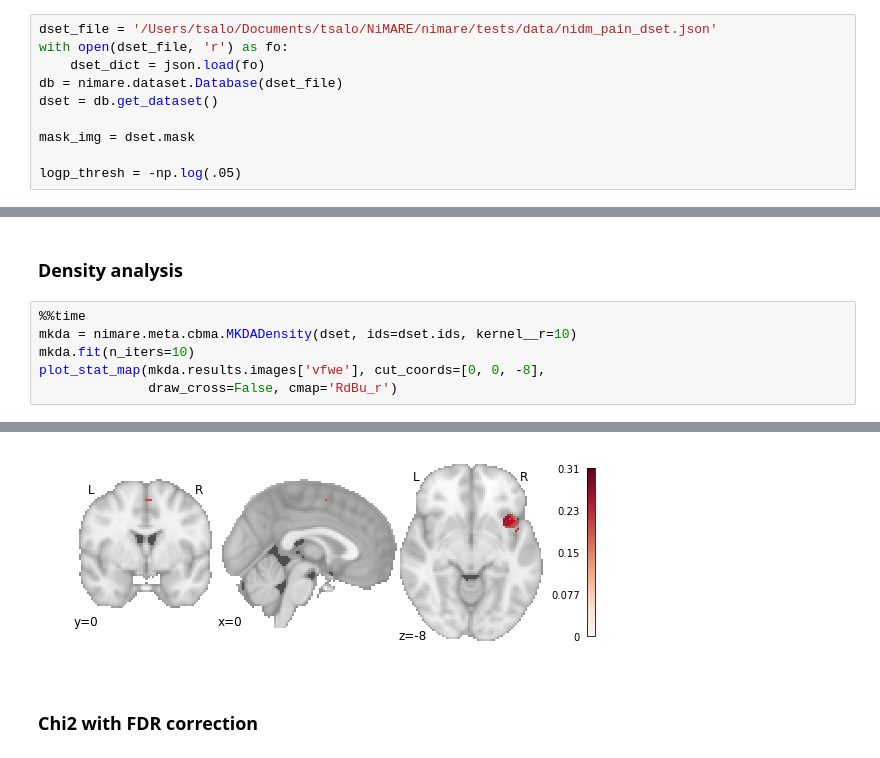
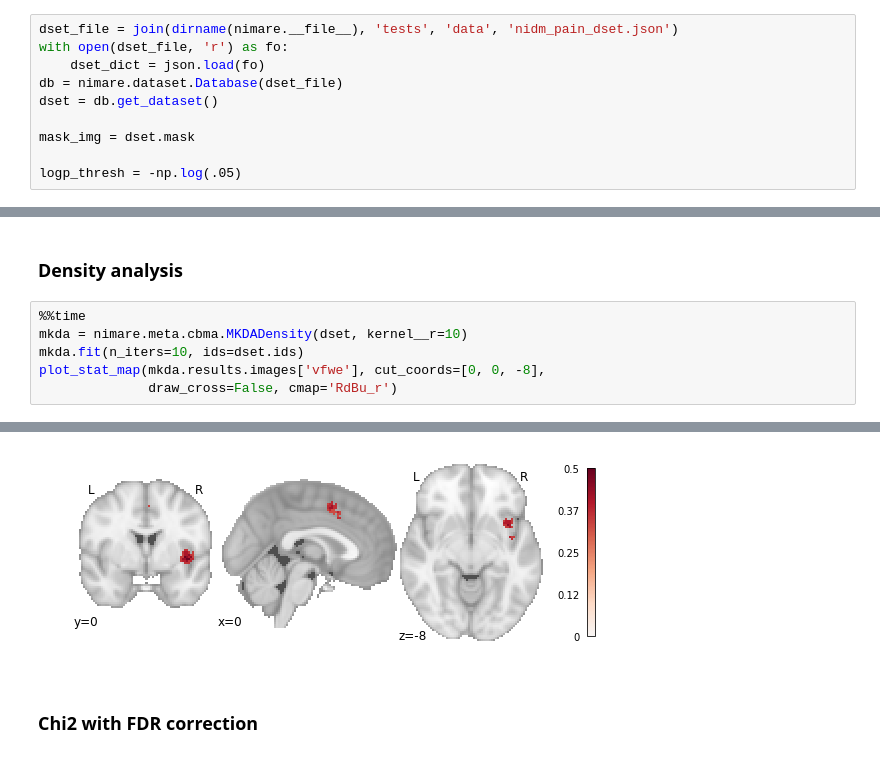
Before and after one commit to neurostuff/NiMARE, a Jupyter notebook: examples/nidm_pain_meta-analyses.ipynb, the cells around one changed output, grey strips where cells are left out. Drawn from its saved outputs; the diff is of its cells as text.

```diff
--- a/examples/nidm_pain_meta-analyses.ipynb
+++ b/examples/nidm_pain_meta-analyses.ipynb
@@ -20,5 +35,5 @@ from nimare.meta.ibma import (stouffers, fishers, weighted_stouffers,
 # %%
-dset_file = '/Users/tsalo/Documents/tsalo/NiMARE/nimare/tests/data/nidm_pain_dset.json'
+dset_file = join(dirname(nimare.__file__), 'tests', 'data', 'nidm_pain_dset.json')
 with open(dset_file, 'r') as fo:
     dset_dict = json.load(fo)
 db = nimare.dataset.Database(dset_file)
@@ -222,8 +254,8 @@ Wall time: 3min 12s
 ### Density analysis
 # %%
 %%time
-mkda = nimare.meta.cbma.MKDADensity(dset, ids=dset.ids, kernel__r=10)
-mkda.fit(n_iters=10)
+mkda = nimare.meta.cbma.MKDADensity(dset, kernel__r=10)
+mkda.fit(n_iters=10, ids=dset.ids)
 plot_stat_map(mkda.results.images['vfwe'], cut_coords=[0, 0, -8],
               draw_cross=False, cmap='RdBu_r')
 # %% [output]
@@ -232,4 +264,4 @@ Wall time: 12.4 s
-[figure, old version]
+[figure, new version]
 # %% [markdown]
 ### Chi2 with FDR correction
 # %%
```
Also changed, not shown: parts of 20 cells of this notebook.
